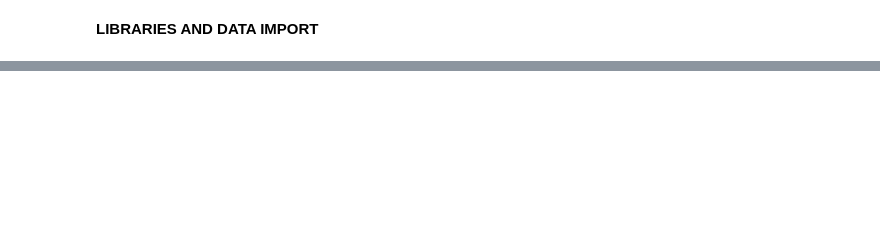
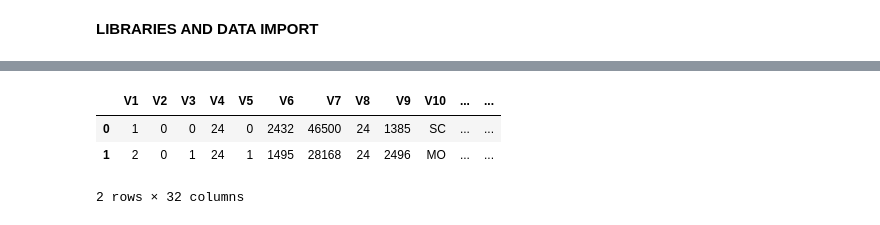
Before and after one commit to shisiajoy/machine-learning, a Jupyter notebook: Credit_risk_modelling.ipynb, the cells around one changed output, grey strips where cells are left out. Saved outputs shown, nothing was run; the diff lists cells and outputs as text; code cells hidden in the pictures; blank space fills up the shorter version.

```diff
--- a/Credit_risk_modelling.ipynb
+++ b/Credit_risk_modelling.ipynb
@@ -409,0 +50,7 @@ plt.show()
+# %%
+Loan.head(2)
+# %% [output]
+|  | V1 | V2 | V3 | V4 | V5 | V6 | V7 | V8 | V9 | V10 | ... | ... |
+| 0 | 1 | 0 | 0 | 24 | 0 | 2432 | 46500 | 24 | 1385 | SC | ... | ... |
+| 1 | 2 | 0 | 1 | 24 | 1 | 1495 | 28168 | 24 | 2496 | MO | ... | ... |
+2 rows × 32 columns
```
Also changed, not shown: parts of 75 cells of this notebook.
